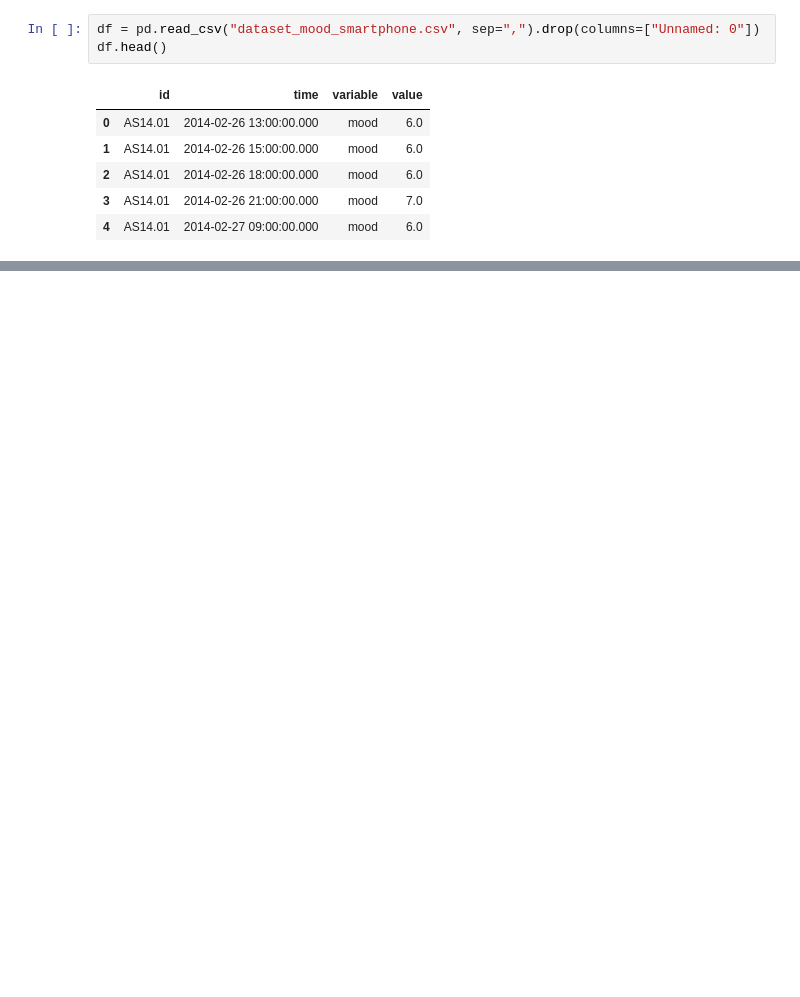
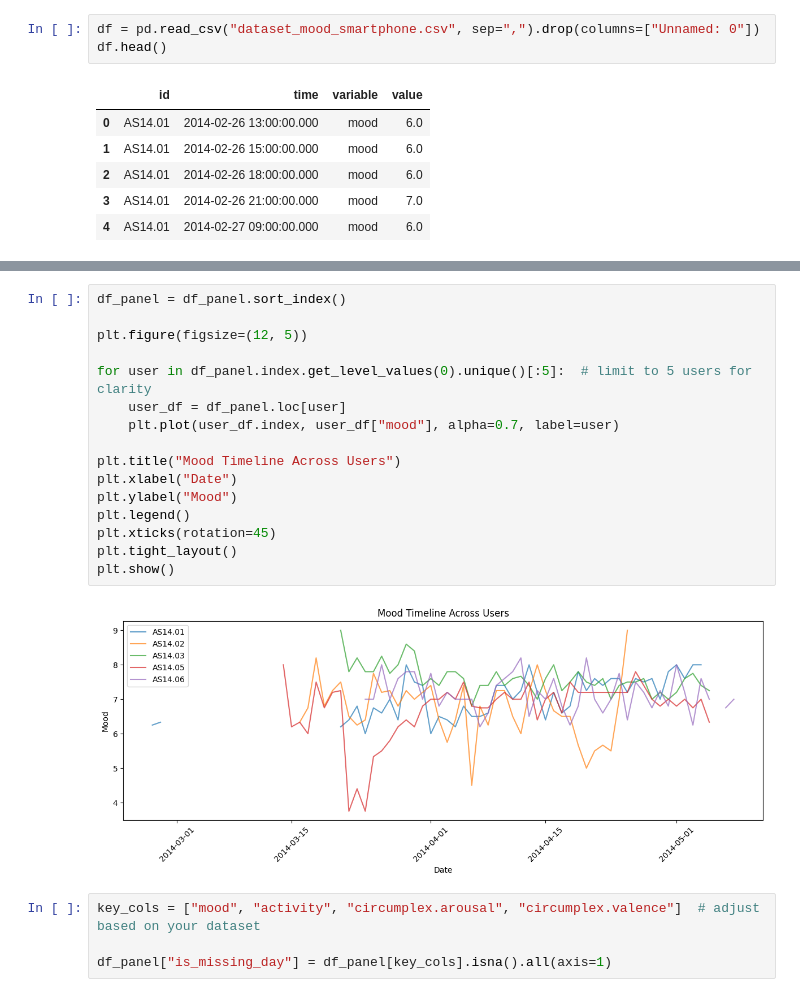
Before and after one commit to amee342/DataMining, a Jupyter notebook: data_exploratory_raghav.ipynb, the cells around one changed output, grey strips where cells are left out. Cells and saved outputs as stored; diff of their text form; blank space fills up the shorter version.

```diff
--- a/data_exploratory_raghav.ipynb
+++ b/data_exploratory_raghav.ipynb
@@ -245,0 +376,22 @@ KeyError: 'Column not found: mood_mean'
+# %%
+df_panel = df_panel.sort_index()
+
+plt.figure(figsize=(12, 5))
+
+for user in df_panel.index.get_level_values(0).unique()[:5]:  # limit to 5 users for clarity
+    user_df = df_panel.loc[user]
+    plt.plot(user_df.index, user_df["mood"], alpha=0.7, label=user)
+
+plt.title("Mood Timeline Across Users")
+plt.xlabel("Date")
+plt.ylabel("Mood")
+plt.legend()
+plt.xticks(rotation=45)
+plt.tight_layout()
+plt.show()
+# %% [output]
+[figure, added]
+# %%
+key_cols = ["mood", "activity", "circumplex.arousal", "circumplex.valence"]  # adjust based on your dataset
+
+df_panel["is_missing_day"] = df_panel[key_cols].isna().all(axis=1)
```
Also changed, not shown: parts of 40 cells of this notebook.
